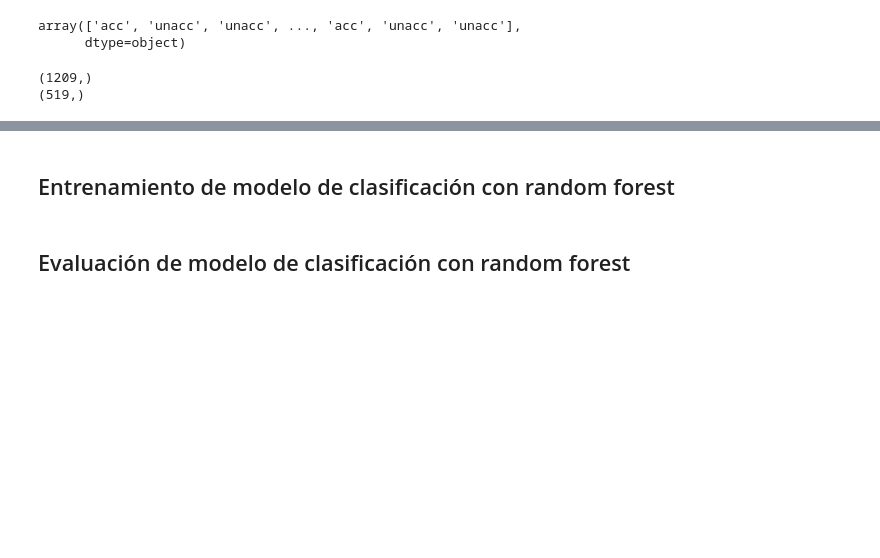
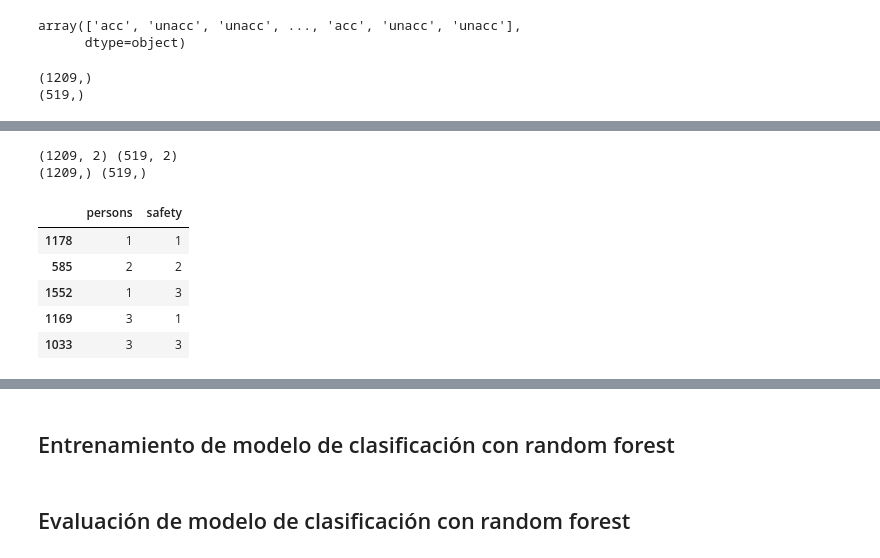
Before and after one commit to electrojam/Curso-de-Decision-Trees-y-Random-Forest-con-Python-y-scikit-learn, a Jupyter notebook: decision_tree_random_forest_project.ipynb, the cells around one changed output, grey strips where cells are left out. Saved outputs shown, nothing was run; the diff lists cells and outputs as text; code cells hidden in the pictures; blank space fills up the shorter version.

```diff
--- a/decision_tree_random_forest_project.ipynb
+++ b/decision_tree_random_forest_project.ipynb
@@ -263,0 +298,28 @@ print(y_test_pred_tree.shape)
+# %%
+print(Xreto_train.shape, Xreto_test.shape)
+print(yreto_train.shape, yreto_test.shape)
+# %% [output]
+(1209, 2) (519, 2)
+(1209,) (519,)
+# %%
+# Entrenamiento de modelo de clasificación con árbol de decisión
+
+#Importante: todos nuestros tipos de datos son object, realizamos una transformacion
+#convertimos variables categóricas a variables numéricas, en X_train
+
+# Definimos variable encoder
+
+encoder_reto = ce.OrdinalEncoder(cols = ['persons', 'safety'])
+
+Xreto_train = encoder_reto.fit_transform(Xreto_train)
+Xreto_test = encoder_reto.transform(Xreto_test)
+
+#verificamos la transformación
+Xreto_train.head()
+# %% [output]
+|  | persons | safety |
+| 1178 | 1 | 1 |
+| 585 | 2 | 2 |
+| 1552 | 1 | 3 |
+| 1169 | 3 | 1 |
+| 1033 | 3 | 3 |
```
Also changed, not shown: parts of 11 cells of this notebook.
